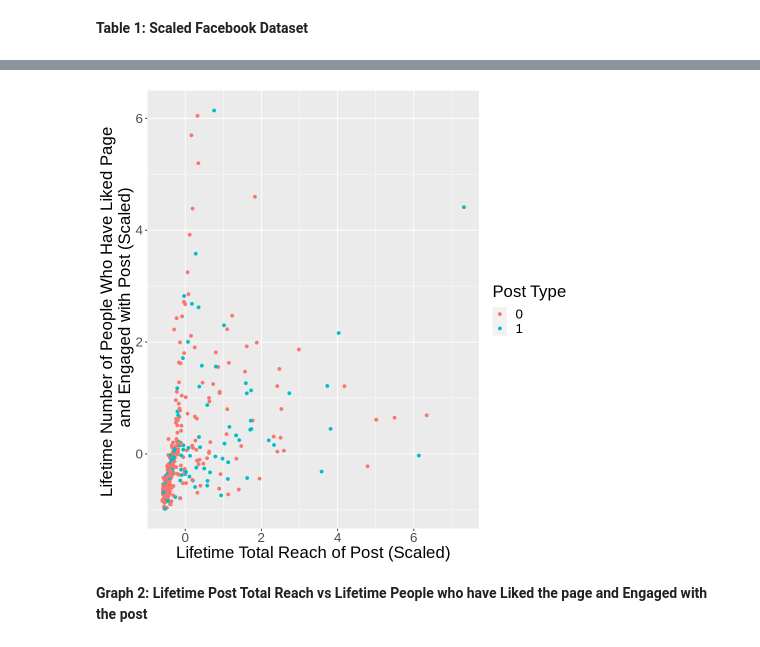
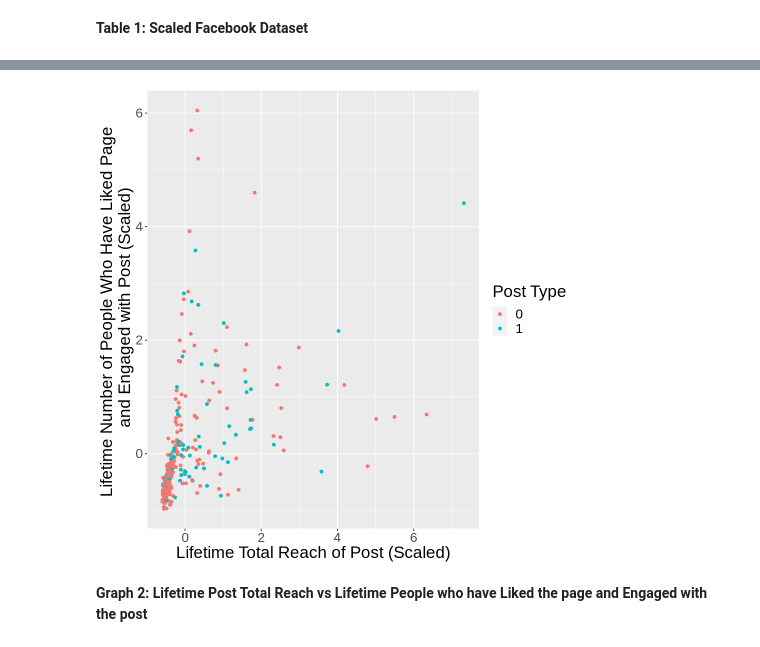
Before and after one commit to truzopus/DSCI_100_Group7, a Jupyter notebook: group_report.ipynb, the cells around one changed output, grey strips where cells are left out. Cells and saved outputs as stored; diff of their text form; code cells hidden in the pictures.

```diff
--- a/group_report.ipynb
+++ b/group_report.ipynb
@@ -61,11 +64,16 @@ A data.frame: 499 × 3
 # %%
-facebook_plot <- ggplot(facebook, aes(x = Lifetime_Post, y = Lifetime_Like_Engage, colour = Paid)) +
+#splitting the data into a training and testing dataset
+facebook_split <- initial_split(facebook, prop = 0.75, strata = Paid)
+facebook_train <- training(facebook_split)
+facebook_test <- testing(facebook_split)
+
+facebook_plot <- ggplot(facebook_train, aes(x = Lifetime_Post, y = Lifetime_Like_Engage, colour = Paid)) +
     geom_point() +
     labs(x = "Lifetime Total Reach of Post (Scaled)", y = "Lifetime Number of People Who Have Liked Page \n and Engaged with Post (Scaled)",
               color = "Post Type") +
     theme(text = element_text(size = 20))
 facebook_plot
 # %% [output]
-[figure, old version]
+[figure, new version]
 # %% [markdown]
 **Graph 2: Lifetime Post Total Reach vs Lifetime People who have Liked the page and Engaged with the post**
```
Also changed, not shown: parts of 5 cells of this notebook.
